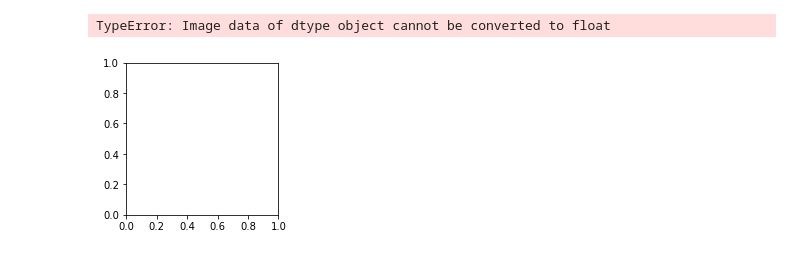
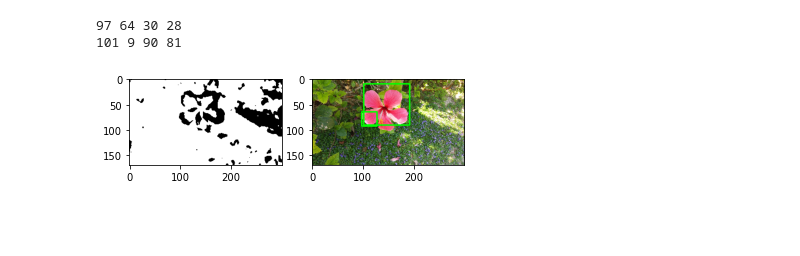
Before and after one commit to osyun0101/python_sample, a Jupyter notebook: Untitled7.ipynb, the cells around one changed output. Saved outputs shown, nothing was run; the diff lists cells and outputs as text; code cells hidden in the pictures; blank space fills up the shorter version.

```diff
--- a/Untitled7.ipynb
+++ b/Untitled7.ipynb
@@ -1,17 +1,31 @@
 # %%
 import cv2
 import matplotlib.pyplot as plt
 
-im = cv2.imread("kanzi.jpg")
+im = cv2.imread("flower.jpg")
 im = cv2.resize(im, (300, 169))
 
-img = cv2.cvtColor(img, cv2.COLOR_BGR2GRAY)
+img = cv2.cvtColor(im, cv2.COLOR_BGR2GRAY)
 
 img = cv2.GaussianBlur(img, (7,7), 0)
-im2 = cv2.threshold(im, 140, 240, cv2.THRESH_BINARY)
+im2 = cv2.threshold(img, 140, 240, cv2.THRESH_BINARY_INV)[1]
 
 plt.subplot(1,2,1)
 plt.imshow(im2, cmap="gray")
+
+frame = cv2.findContours(im2, cv2.RETR_LIST, cv2.CHAIN_APPROX_SIMPLE)[1]
+
+for fr in frame:
+    x,y,w,h = cv2.boundingRect(fr)
+    if w < 30 or w > 200: continue
+    print(x,y,w,h)
+    cv2.rectangle(im, (x,y),(x+w, y+h),(0, 255, 0), 2)
+
+plt.subplot(1,2,2)
+plt.imshow(cv2.cvtColor(im, cv2.COLOR_BGR2RGB))
+plt.savefig("flower_frame.png", dpi=300)
+plt.show()
 # %% [output]
-TypeError: Image data of dtype object cannot be converted to float
+97 64 30 28
+101 9 90 81
-[figure, old version]
+[figure, new version]
```
Also changed, not shown: 2 other files.
